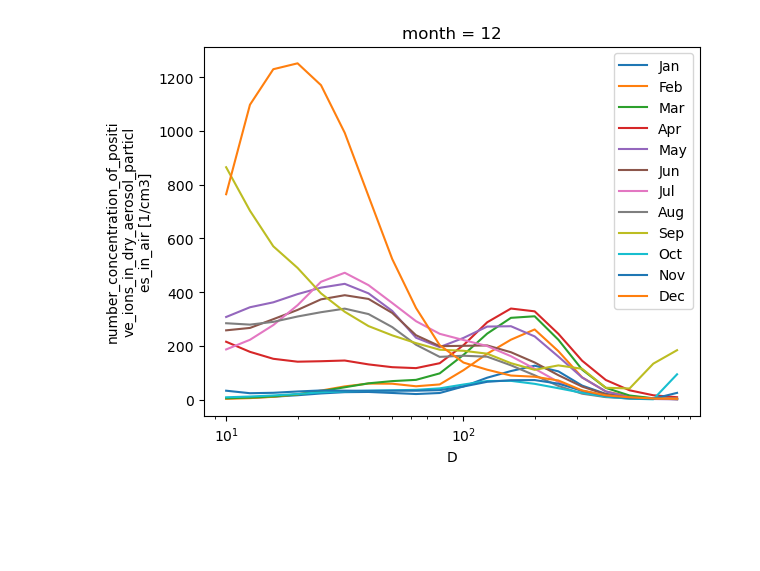
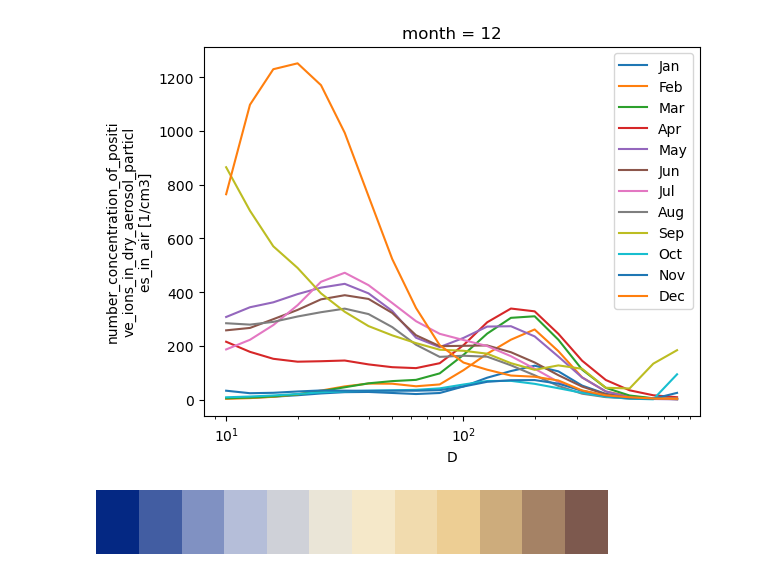
Before and after one commit to eScience-course/-Tjaernoe2022-group1, a Jupyter notebook: notebooks/Stefan/Seasonal Monthly.ipynb, the cells around one changed output. Cells and saved outputs as stored; diff of their text form; code cells hidden in the pictures; blank space fills up the shorter version.

```diff
--- a/notebooks/Stefan/Seasonal Monthly.ipynb
+++ b/notebooks/Stefan/Seasonal Monthly.ipynb
@@ -426,3 +426,39 @@ from matplotlib.cm import get_cmap
 name = "Accent"
 cmap = get_cmap('Set3')  # type: matplotlib.colors.ListedColormap
 colors = cmap.colors  # type: list
+# %%
+from matplotlib.colors import LinearSegmentedColormap
+import matplotlib.pyplot as plt
+
+def build_cmap(name, colors, N=100, reverse=''):
+    '''
+    Build a custom colormap from a list of colors
+    The colors are linearly interpolated
+    The number of colors in the final colormap is N
+    You can reverse the colormap by setting reverse='r'
+    '''
+    if reverse == 'r':
+        colors = [colors[len(colors)-1-i] for i in range(0, len(colors))]
+        cmap = LinearSegmentedColormap.from_list(name, colors, N=N)
+    else:
+        cmap = LinearSegmentedColormap.from_list(name, colors, N=N)
+    return cmap
+
+# example
+
+cmap_GoldenTheo = build_cmap('GoldenTheo',
+        [(5/256, 41/256, 132/256),(175/256, 186/256, 219/256),
+        (249/256, 240/256, 216/256),(237/256, 204/256, 142/256),
+        (126/256, 90/256, 79/256)], N=12)
+
+#fig, ax = plt.subplots(figsize=(8, 1))
+#fig.subplots_adjust(bottom=0.5)
+
+#cb1 = mpl.colorbar.ColorbarBase(ax, cmap=cmap_GoldenTheo,
+                                #orientation='horizontal')
+
+#cb1.set_label('Enjoy!', fontsize=20)
+# %%
+cmap_GoldenTheo
+# %% [output]
+[figure, added]
```
Also changed, not shown: parts of 1 cell of this notebook, 1 other file.
